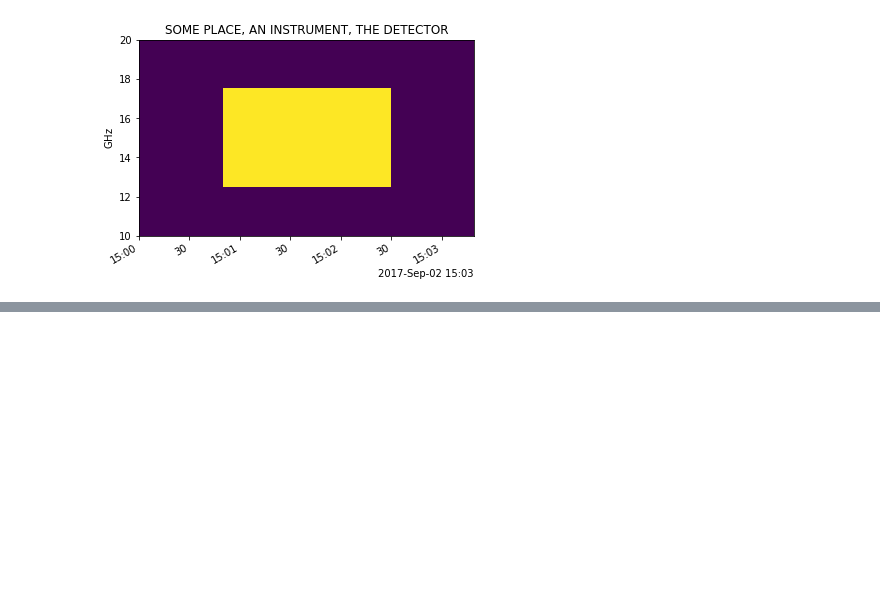
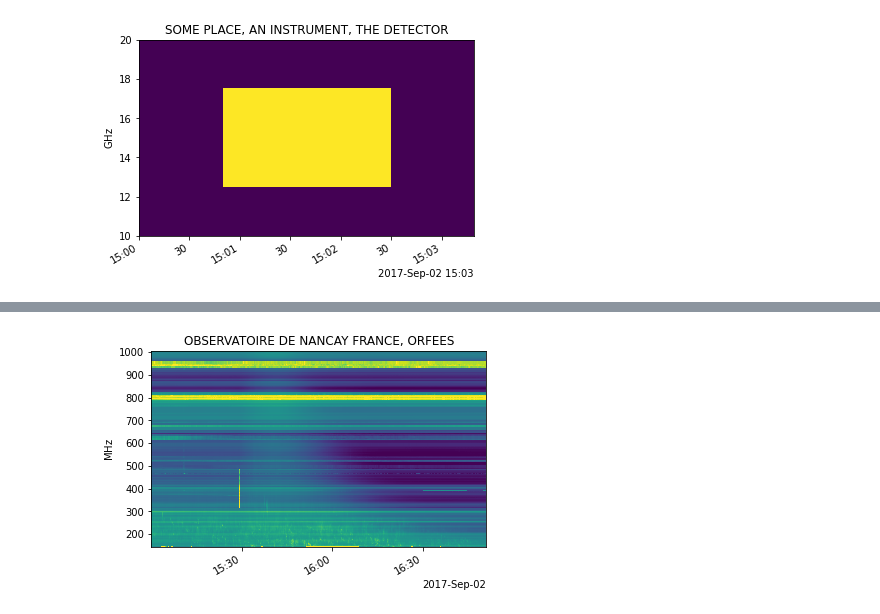
Before and after one commit to TCDSolar/STELLAR_SSW_tutorials, a Jupyter notebook: day2_radio_session/Radiospectra Demo.ipynb, the cells around one changed output, grey strips where cells are left out. Cells and saved outputs as stored; diff of their text form; code cells hidden in the pictures; blank space fills up the shorter version.

```diff
--- a/day2_radio_session/Radiospectra Demo.ipynb
+++ b/day2_radio_session/Radiospectra Demo.ipynb
@@ -284,0 +258,3 @@ super_spec.plot()
+# %%
+orfee = fits.open('https://drive.google.com/uc?export=download&id=1vcRra0MAUzEbjphwXK8hBFiP8QM7wNOV')
+orfee
@@ -284,0 +263,23 @@ super_spec.plot()
+# %%
+orfee_i = np.hstack([orfee[2].data[f'STOKESI_B{i}'] for i in range(1, 6)]).T
+orfee_v = np.hstack([orfee[2].data[f'STOKESV_B{i}'] for i in range(1, 6)]).T
+
+orfee_time_str = orfee[0].header['DATE-OBS'] #+ 'T' + orfee[0].header['TIME-OBS']
+# orfee_time_str = orfee_time_str[:-4] +'.' + orfee_time_str[-3:]
+
+orfee_times = Time(orfee_time_str) + (orfee[2].data['TIME_B1']/1000)*u.s # times are not the same for all sub spectra!
+orfee_freqs = np.hstack([orfee[1].data[f'FREQ_B{i}'] for i in range(1, 6)]) *u.MHz
+# %%
+orfee_meta = {
+    'observatory': orfee[0].header['ORIGIN'],
+    'instrument': orfee[0].header['INSTRUME'],
+    'detector': orfee[0].header['INSTRUME'],
+    'freqs': orfee_freqs.reshape(-1),
+    'times': orfee_times,
+    'wavelength': a.Wavelength(orfee_freqs[0,0], orfee_freqs[0,-1]),
+    'start_time': orfee_times[0],
+    'end_time': orfee_times[-1]
+}
+orfee_spec_i = Spectrogram(orfee_i, orfee_meta)
+orfee_spec_v = Spectrogram(orfee_v, orfee_meta)
+orfee_spec_i
@@ -284,0 +288,5 @@ super_spec.plot()
+# %%
+vmm = np.percentile(orfee_spec_i.data, [1,99])
+orfee_spec_i.plot(norm=LogNorm(vmin=vmm[0], vmax=vmm[1]))
+# %% [output]
+[figure, added]
```
Also changed, not shown: parts of 14 cells of this notebook.
